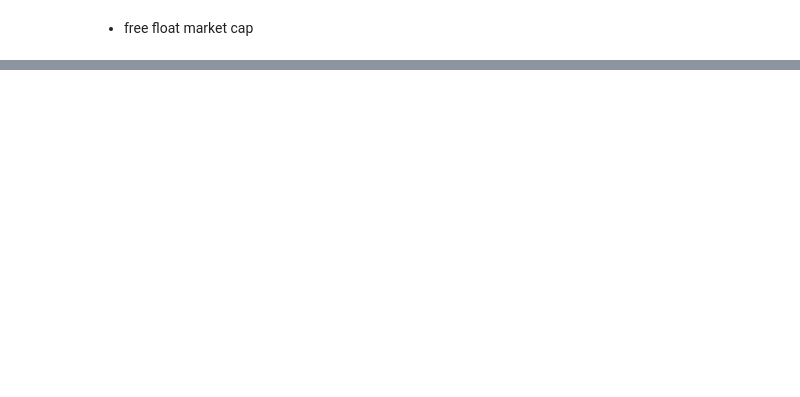
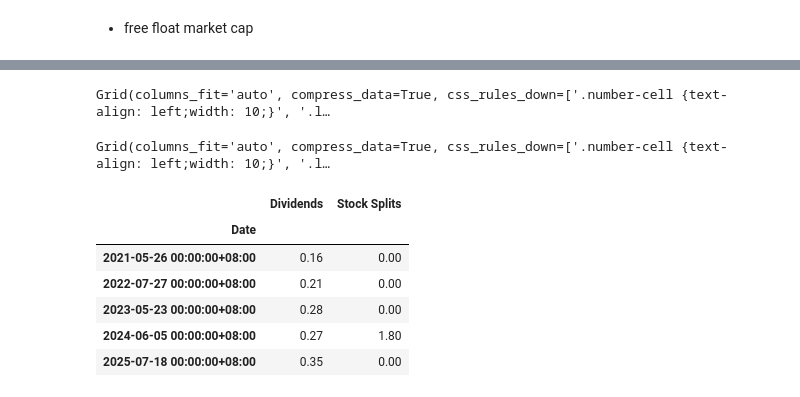
Before and after one commit to justy3/ap_star50, a Jupyter notebook: scrapers/ohlcv.ipynb, the cells around one changed output, grey strips where cells are left out. Saved outputs shown, nothing was run; the diff lists cells and outputs as text; code cells hidden in the pictures; blank space fills up the shorter version.

```diff
--- a/scrapers/ohlcv.ipynb
+++ b/scrapers/ohlcv.ipynb
@@ -142 +82,20 @@ df
+# %%
+qt.view(t0[t0['ticker'] == '688606'])
+# %% [output]
+Grid(columns_fit='auto', compress_data=True, css_rules_down=['.number-cell {text-align: left;width: 10;}', '.l…
+# %%
+qt.view(t0[t0['stock_splits']!=0].sort_values('stock_splits'))
+# %% [output]
+Grid(columns_fit='auto', compress_data=True, css_rules_down=['.number-cell {text-align: left;width: 10;}', '.l…
+# %%
+ticker = yf.Ticker("688050.SS")
+ticker.actions
+# %% [output]
+|  | Dividends | Stock Splits |
+| Date |  |  |
+| 2021-05-26 00:00:00+08:00 | 0.16 | 0.00 |
+| 2022-07-27 00:00:00+08:00 | 0.21 | 0.00 |
+| 2023-05-23 00:00:00+08:00 | 0.28 | 0.00 |
+| 2024-06-05 00:00:00+08:00 | 0.27 | 1.80 |
+| 2025-07-18 00:00:00+08:00 | 0.35 | 0.00 |
 # %%
```
Also changed, not shown: parts of 33 cells of this notebook, 5 other files.
